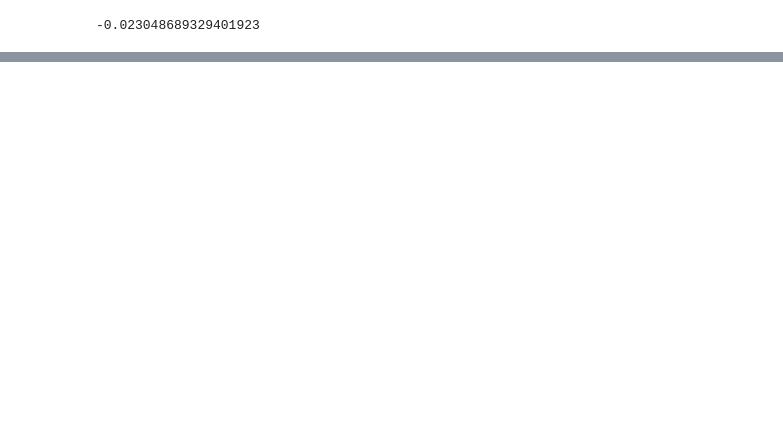
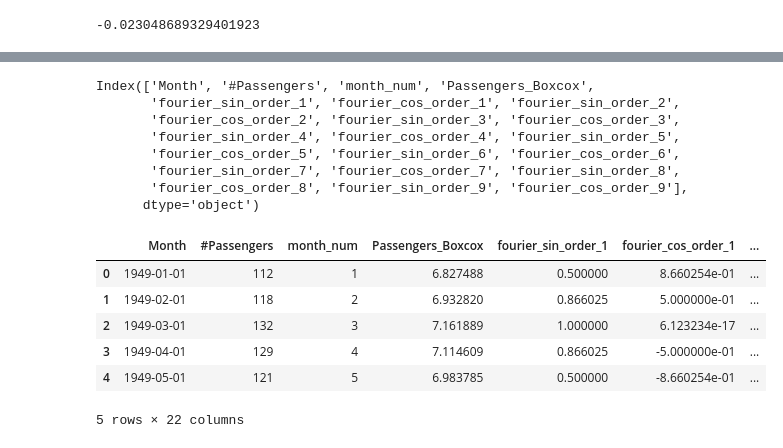
Before and after one commit to anmar36a/Data-Analysis, a Jupyter notebook: Time_Series_Analysis_Tools.ipynb, the cells around one changed output, grey strips where cells are left out. Drawn from its saved outputs; the diff is of its cells as text; code cells hidden in the pictures; blank space fills up the shorter version.

```diff
--- a/Time_Series_Analysis_Tools.ipynb
+++ b/Time_Series_Analysis_Tools.ipynb
@@ -328,0 +670,41 @@ plot_func(adjusted_forecasts,  "Holt-Winters Exponential Smoothing")
+# %%
+import plotly.graph_objects as go
+from scipy.stats import boxcox
+from scipy.special import inv_boxcox
+import pmdarima as pm
+
+# Read in the data
+data4 = pd.read_csv(f'{data_dir}AirPassengers.csv')
+data4['Month'] = pd.to_datetime(data4['Month'])
+data4['month_num'] = data4['Month'].dt.month
+# %%
+# Stabilise the variance
+data4['Passengers_Boxcox'], lam = boxcox(data4['#Passengers'])
+data4.dropna(inplace=True)
+
+# Get fourier features
+for order in range(1, 10):
+    data4[f'fourier_sin_order_{order}'] = np.sin(2 * np.pi * order * data4['month_num'] / 12)
+    data4[f'fourier_cos_order_{order}'] = np.cos(2 * np.pi * order * data4['month_num'] / 12)
+
+# name of fourier features
+fourier_features = [i for i in list(data4) if i.startswith('fourier')]
+
+print(data4.columns)
+data4.head()
+# %% [output]
+Index(['Month', '#Passengers', 'month_num', 'Passengers_Boxcox',
+       'fourier_sin_order_1', 'fourier_cos_order_1', 'fourier_sin_order_2',
+       'fourier_cos_order_2', 'fourier_sin_order_3', 'fourier_cos_order_3',
+       'fourier_sin_order_4', 'fourier_cos_order_4', 'fourier_sin_order_5',
+       'fourier_cos_order_5', 'fourier_sin_order_6', 'fourier_cos_order_6',
+       'fourier_sin_order_7', 'fourier_cos_order_7', 'fourier_sin_order_8',
+       'fourier_cos_order_8', 'fourier_sin_order_9', 'fourier_cos_order_9'],
+      dtype='object')
+|  | Month | #Passengers | month_num | Passengers_Boxcox | fourier_sin_order_1 | fourier_cos_order_1 | ... |
+| 0 | 1949-01-01 | 112 | 1 | 6.827488 | 0.500000 | 8.660254e-01 | ... |
+| 1 | 1949-02-01 | 118 | 2 | 6.932820 | 0.866025 | 5.000000e-01 | ... |
+| 2 | 1949-03-01 | 132 | 3 | 7.161889 | 1.000000 | 6.123234e-17 | ... |
+| 3 | 1949-04-01 | 129 | 4 | 7.114609 | 0.866025 | -5.000000e-01 | ... |
+| 4 | 1949-05-01 | 121 | 5 | 6.983785 | 0.500000 | -8.660254e-01 | ... |
+5 rows × 22 columns
```
Also changed, not shown: parts of 35 cells of this notebook.
